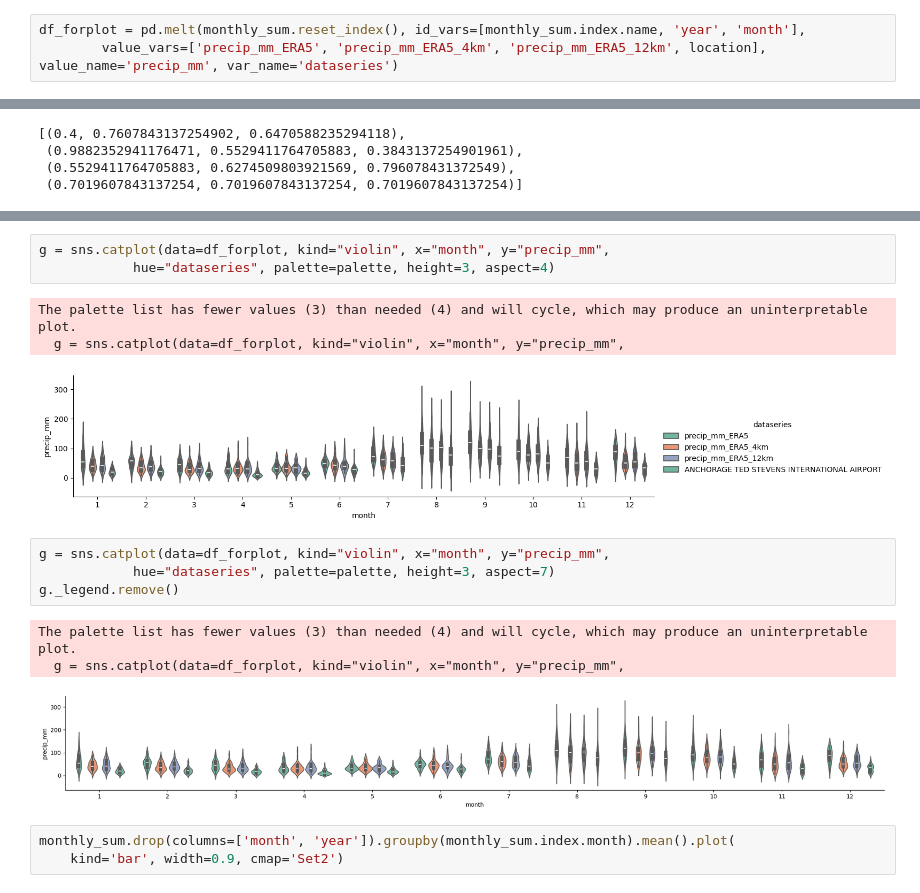
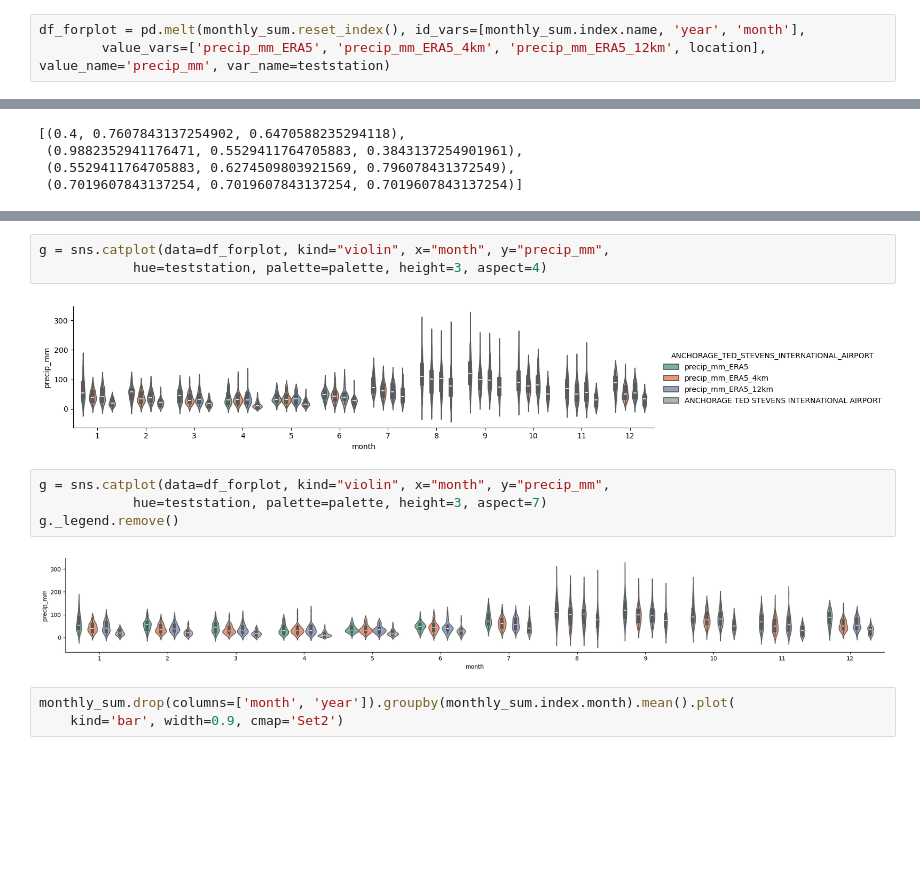
Before and after one commit to chryss/dyndowntools, a Jupyter notebook: Jupyter_Notebooks/analysis_precip_histograms_w_undownscaled.ipynb, the cells around one changed output, grey strips where cells are left out. Drawn from its saved outputs; the diff is of its cells as text; blank space fills up the shorter version.

```diff
--- a/Jupyter_Notebooks/analysis_precip_histograms_w_undownscaled.ipynb
+++ b/Jupyter_Notebooks/analysis_precip_histograms_w_undownscaled.ipynb
@@ -233,7 +233,7 @@ cmap = plt.cm.get_cmap('cet_glasbey')
 cmap = plt.cm.get_cmap('Set1')
 # %%
 df_forplot = pd.melt(monthly_sum.reset_index(), id_vars=[monthly_sum.index.name, 'year', 'month'],
-        value_vars=['precip_mm_ERA5', 'precip_mm_ERA5_4km', 'precip_mm_ERA5_12km', location], value_name='precip_mm', var_name='dataseries')
+        value_vars=['precip_mm_ERA5', 'precip_mm_ERA5_4km', 'precip_mm_ERA5_12km', location], value_name='precip_mm', var_name=teststation)
 # %%
 palette = sns.color_palette(cc.b_glasbey_category10, n_colors=3)
 palette = sns.color_palette("Set2", 10)
@@ -265,18 +265,14 @@ Text(0, 0.5, 'total monthly precipitation [mm]')
 [figure]
 # %%
 g = sns.catplot(data=df_forplot, kind="violin", x="month", y="precip_mm",
-            hue="dataseries", palette=palette, height=3, aspect=4)
+            hue=teststation, palette=palette, height=3, aspect=4)
 # %% [output]
-The palette list has fewer values (3) than needed (4) and will cycle, which may produce an uninterpretable plot.
-  g = sns.catplot(data=df_forplot, kind="violin", x="month", y="precip_mm",
-[figure, old version]
+[figure, new version]
 # %%
 g = sns.catplot(data=df_forplot, kind="violin", x="month", y="precip_mm",
-            hue="dataseries", palette=palette, height=3, aspect=7)
+            hue=teststation, palette=palette, height=3, aspect=7)
 g._legend.remove()
 # %% [output]
-The palette list has fewer values (3) than needed (4) and will cycle, which may produce an uninterpretable plot.
-  g = sns.catplot(data=df_forplot, kind="violin", x="month", y="precip_mm",
 [figure]
 # %%
 monthly_sum.drop(columns=['month', 'year']).groupby(monthly_sum.index.month).mean().plot(
```
Also changed, not shown: parts of 3 cells of this notebook, 1 other file.
